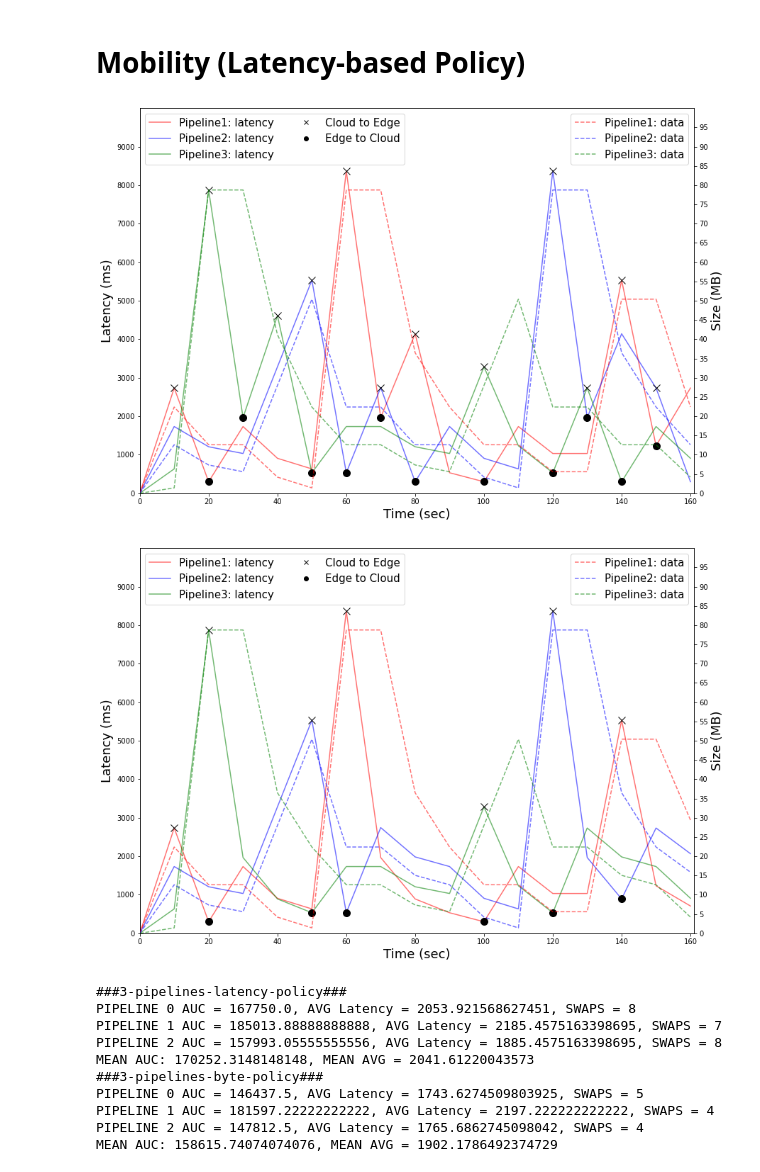
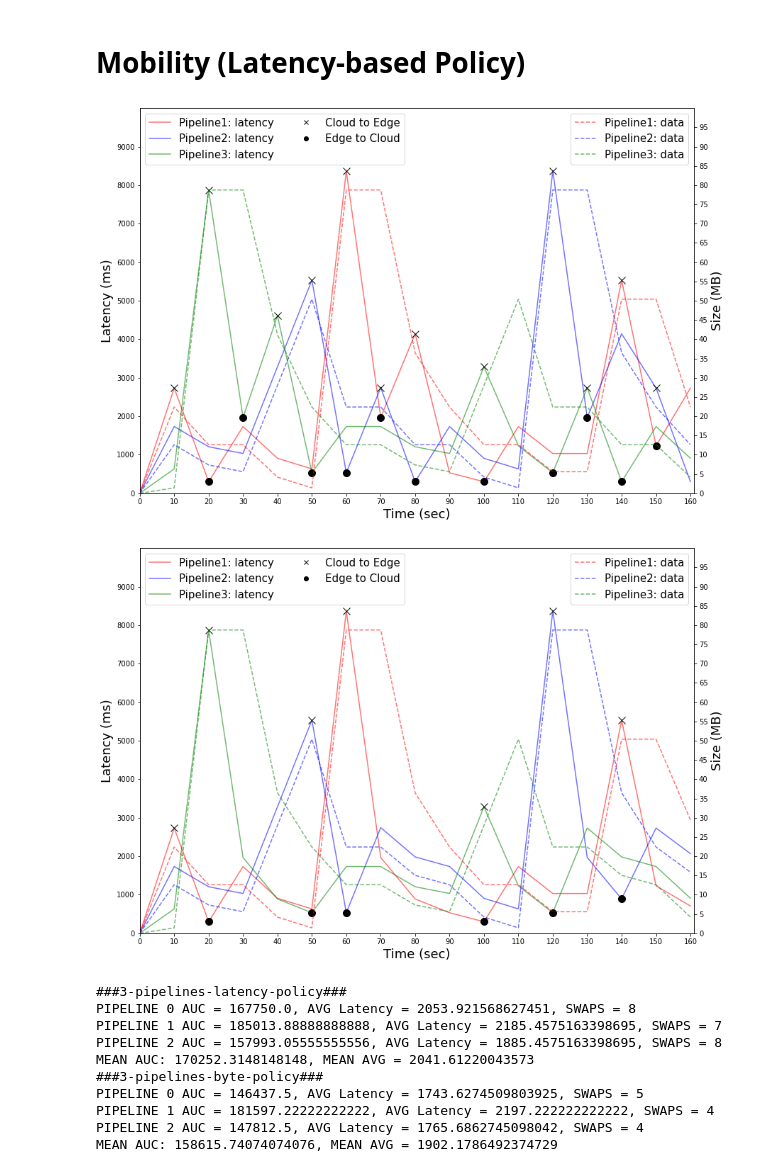
Before and after one commit to LBacchiani/migration-simulation, a Jupyter notebook: notebook.ipynb, the cells around one changed output. Cells and saved outputs as stored; diff of their text form; code cells hidden in the pictures.

```diff
--- a/notebook.ipynb
+++ b/notebook.ipynb
@@ -141,35 +141,36 @@ for scenario in scenarios:
                 lat = pipeline['Latency (ms)'][i-1]
                 ax.plot(x[i-1], lat, linewidth=100000, marker= "x" if curr_zone == "edge" else "o", markersize=ms+3, markeredgecolor="black", markerfacecolor="black", zorder=10000)
                 last_zone = curr_zone
         pipeline_index += 1
     ax.plot([],[],'x',label="Cloud to Edge", color='black')
     ax.plot([],[],'o',label="Edge to Cloud", color='black')
 
 
 
 
     # set ticks and labels
     ax.set_xlabel('Time (sec)', fontsize=18)
 
 
     # background ticks and labels
     ax.set_yticks(range(0, 10000, 1000))
     ax_background.set_yticks(range(0, 100, 5))
     ax.set_ylim(-.0001, 10000)
     ax_background.set_ylim(-.0001, 100)
     ax.set_ylabel('Latency (ms)', fontsize=18)
     ax_background.set_ylabel('Size (MB)', fontsize=18)
     ax.set_xlim(0, 161)
+    ax.set_xticks(range(0, 161, 10))
 
     # legend settings
     ax.legend(loc='upper left', ncol=2, frameon=True, fontsize=15)
 
     ax_background.legend(loc='upper right', ncol=1, frameon=True, fontsize=15)
 
     fig.savefig(f'images/{scenario}.pdf', dpi=100)
 # %% [output]
-[figure, old version]
+[figure, new version]
-[figure, old version]
+[figure, new version]
 # %%
 for scenario in scenarios:
     print("###" + scenario + "###")
```
Also changed, not shown: 4 other files.
